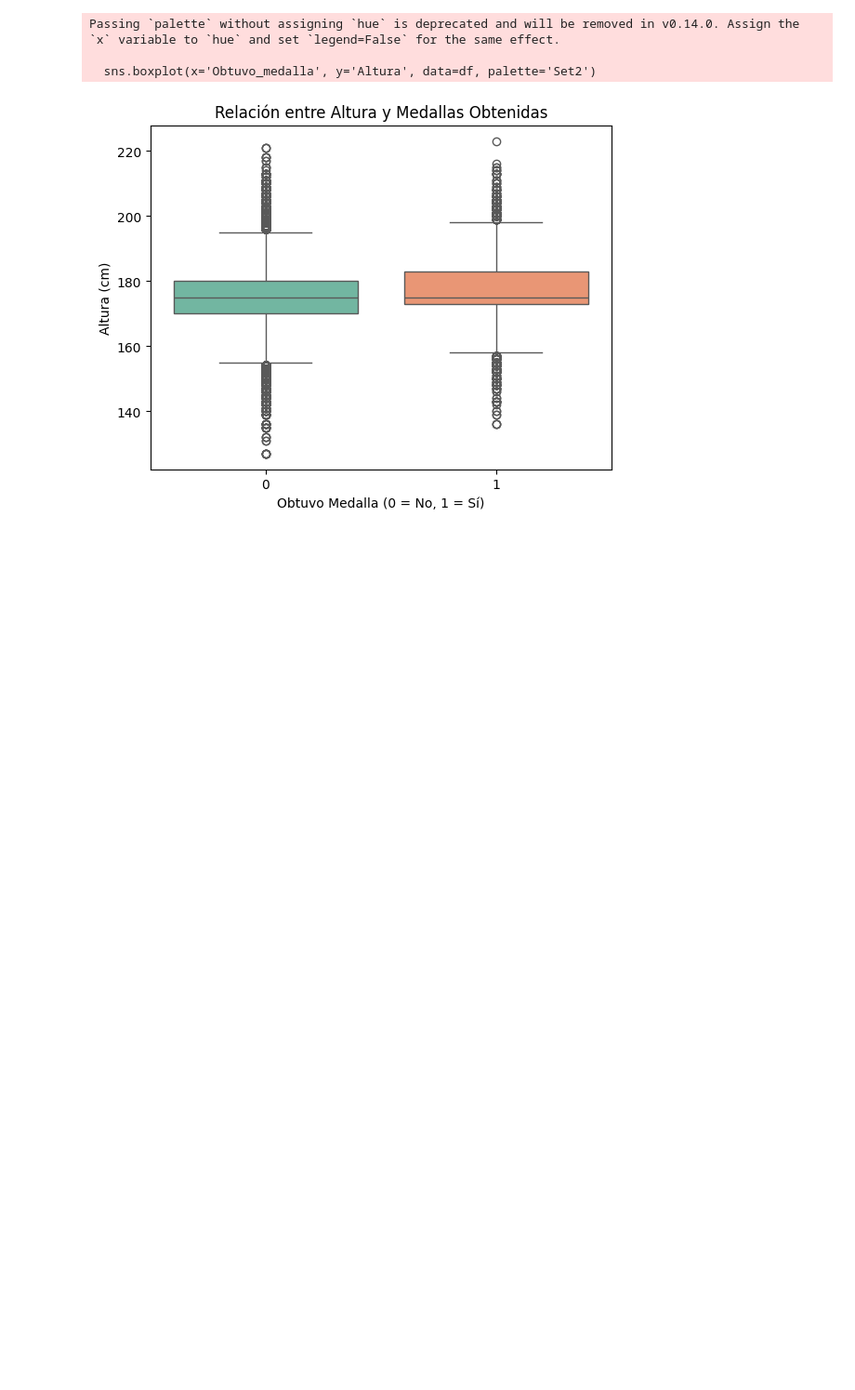
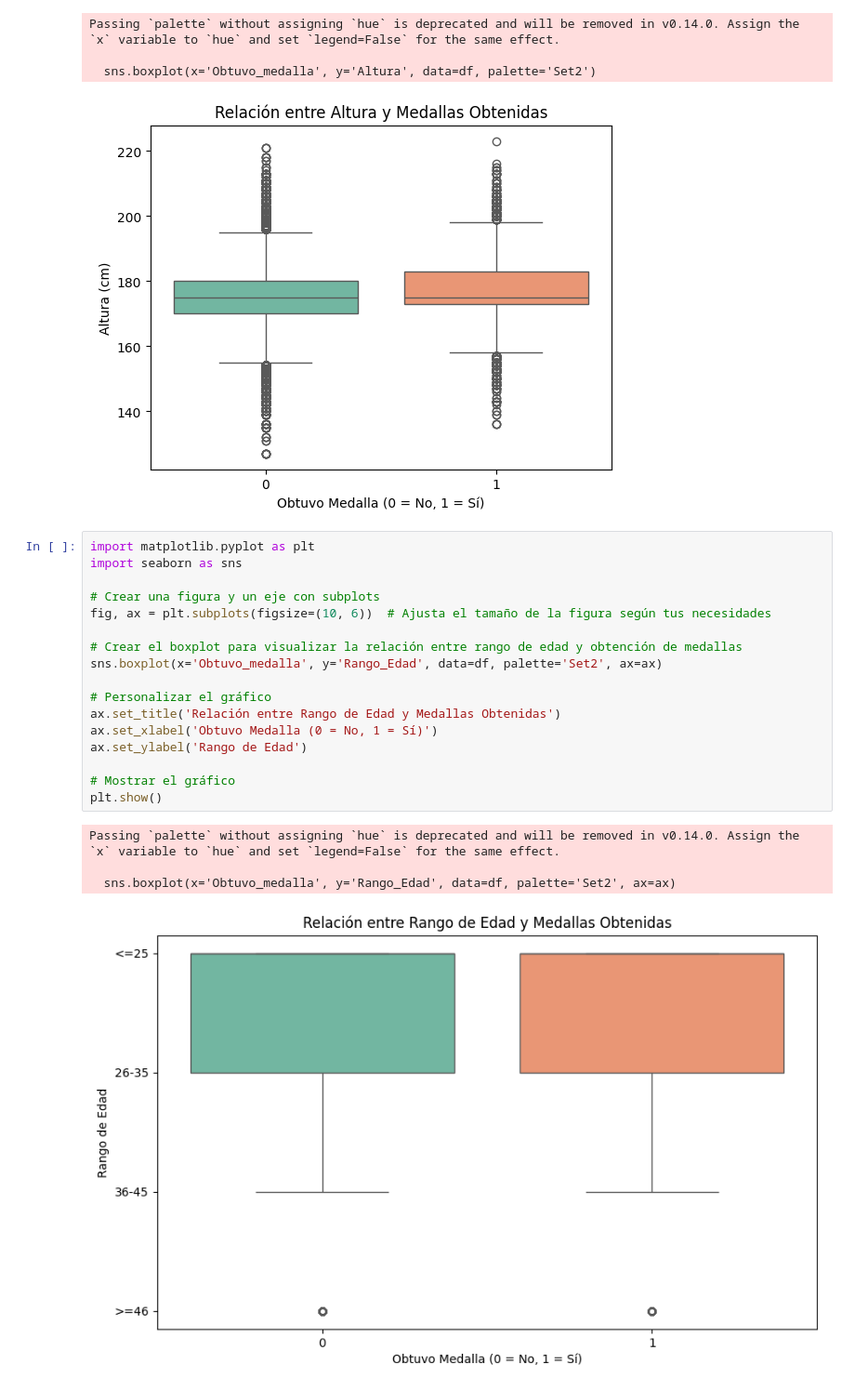
Before and after one commit to maquimelina/Proyecto-Data-Science-I, a Jupyter notebook: juegos_olimpicos.ipynb, the cells around one changed output. Shown: that part at 93% size. Saved outputs shown, nothing was run; the diff lists cells and outputs as text; blank space fills up the shorter version.

```diff
--- a/juegos_olimpicos.ipynb
+++ b/juegos_olimpicos.ipynb
@@ -507,3 +507,25 @@ Passing `palette` without assigning `hue` is deprecated and will be removed in v
 
   sns.boxplot(x='Obtuvo_medalla', y='Altura', data=df, palette='Set2')
 [figure]
+# %%
+import matplotlib.pyplot as plt
+import seaborn as sns
+
+# Crear una figura y un eje con subplots
+fig, ax = plt.subplots(figsize=(10, 6))  # Ajusta el tamaño de la figura según tus necesidades
+
+# Crear el boxplot para visualizar la relación entre rango de edad y obtención de medallas
+sns.boxplot(x='Obtuvo_medalla', y='Rango_Edad', data=df, palette='Set2', ax=ax)
+
+# Personalizar el gráfico
+ax.set_title('Relación entre Rango de Edad y Medallas Obtenidas')
+ax.set_xlabel('Obtuvo Medalla (0 = No, 1 = Sí)')
+ax.set_ylabel('Rango de Edad')
+
+# Mostrar el gráfico
+plt.show()
+# %% [output]
+Passing `palette` without assigning `hue` is deprecated and will be removed in v0.14.0. Assign the `x` variable to `hue` and set `legend=False` for the same effect.
+
+  sns.boxplot(x='Obtuvo_medalla', y='Rango_Edad', data=df, palette='Set2', ax=ax)
+[figure, added]
```
Also changed, not shown: parts of 7 cells of this notebook.
